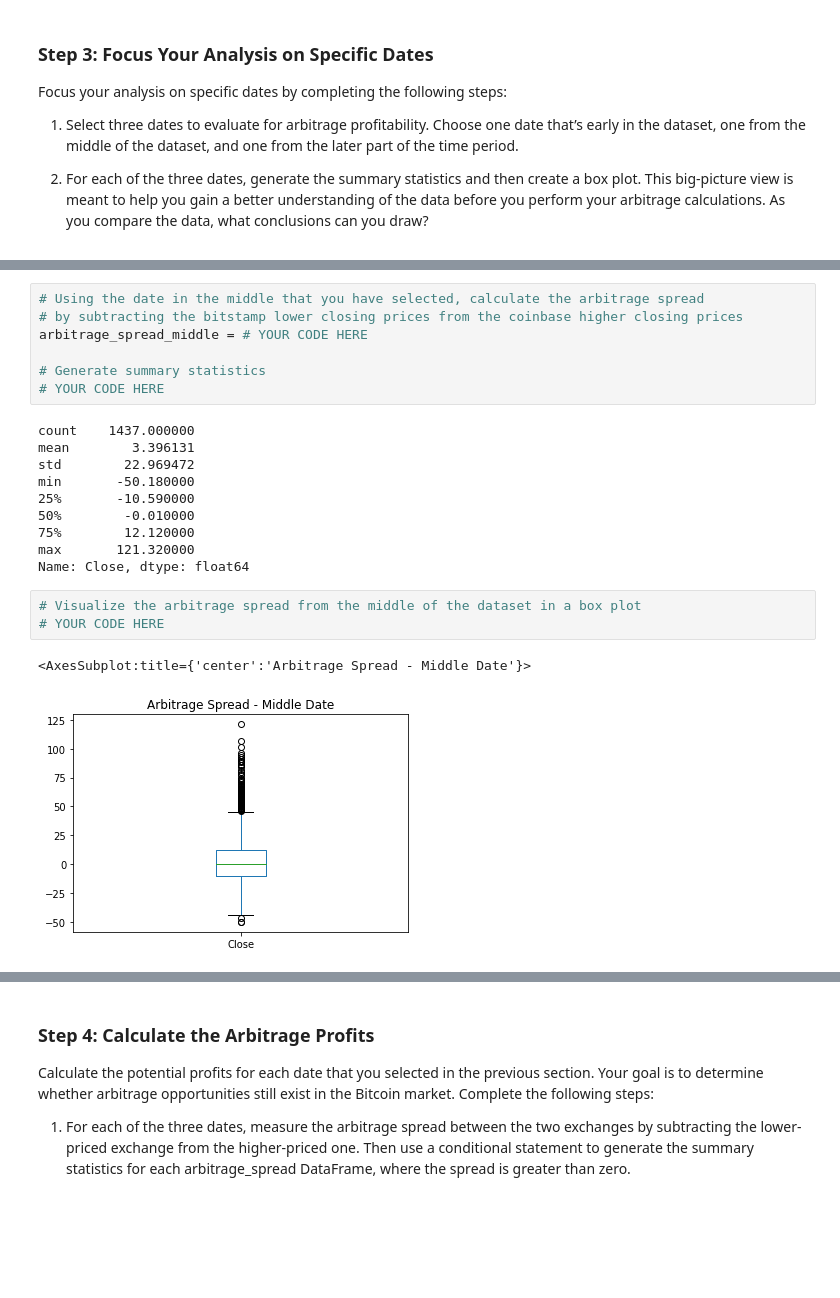
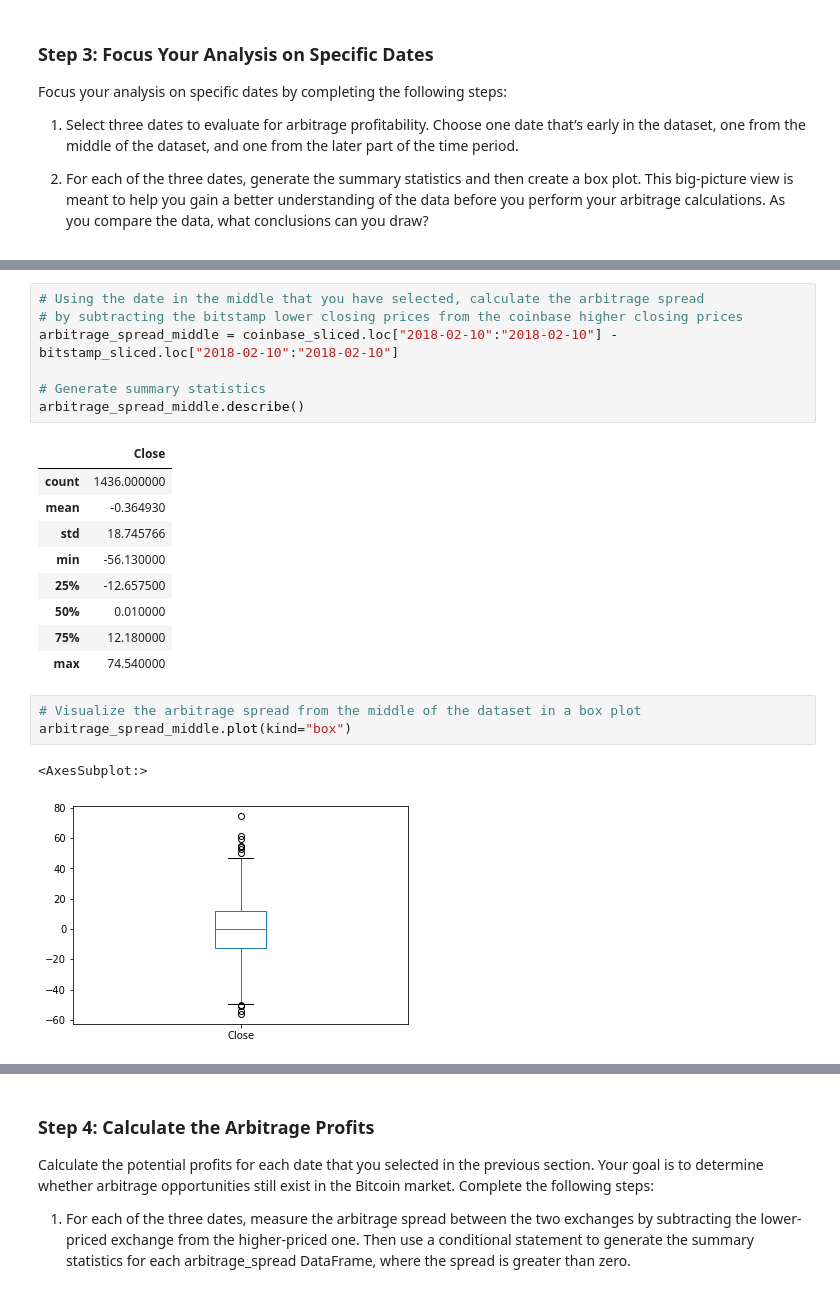
Before and after one commit to m4rker11/Pandas-Crypto-Arbitrage, a Jupyter notebook: crypto_arbitrage.ipynb, the cells around one changed output, grey strips where cells are left out. Drawn from its saved outputs; the diff is of its cells as text; blank space fills up the shorter version.

```diff
--- a/crypto_arbitrage.ipynb
+++ b/crypto_arbitrage.ipynb
@@ -318,26 +327,26 @@ Name: Close, dtype: float64
 # %%
 # Using the date in the middle that you have selected, calculate the arbitrage spread
 # by subtracting the bitstamp lower closing prices from the coinbase higher closing prices
-arbitrage_spread_middle = # YOUR CODE HERE
+arbitrage_spread_middle = coinbase_sliced.loc["2018-02-10":"2018-02-10"] - bitstamp_sliced.loc["2018-02-10":"2018-02-10"]
 
 # Generate summary statistics
-# YOUR CODE HERE
+arbitrage_spread_middle.describe()
 # %% [output]
-count    1437.000000
-mean        3.396131
-std        22.969472
-min       -50.180000
-25%       -10.590000
-50%        -0.010000
-75%        12.120000
-max       121.320000
-Name: Close, dtype: float64
+|  | Close |
+| count | 1436.000000 |
+| mean | -0.364930 |
+| std | 18.745766 |
+| min | -56.130000 |
+| 25% | -12.657500 |
+| 50% | 0.010000 |
+| 75% | 12.180000 |
+| max | 74.540000 |
 # %%
 # Visualize the arbitrage spread from the middle of the dataset in a box plot
-# YOUR CODE HERE
+arbitrage_spread_middle.plot(kind="box")
 # %% [output]
-<AxesSubplot:title={'center':'Arbitrage Spread - Middle Date'}>
+<AxesSubplot:>
-[figure, old version]
+[figure, new version]
 # %%
 # Create an overlay plot that visualizes the two dataframes over a period of one day from late in the dataset.
 # Be sure that the plots include the parameters `legend`, `figsize`, `title`, `color` and `label`
```
Also changed, not shown: parts of 20 cells of this notebook.
